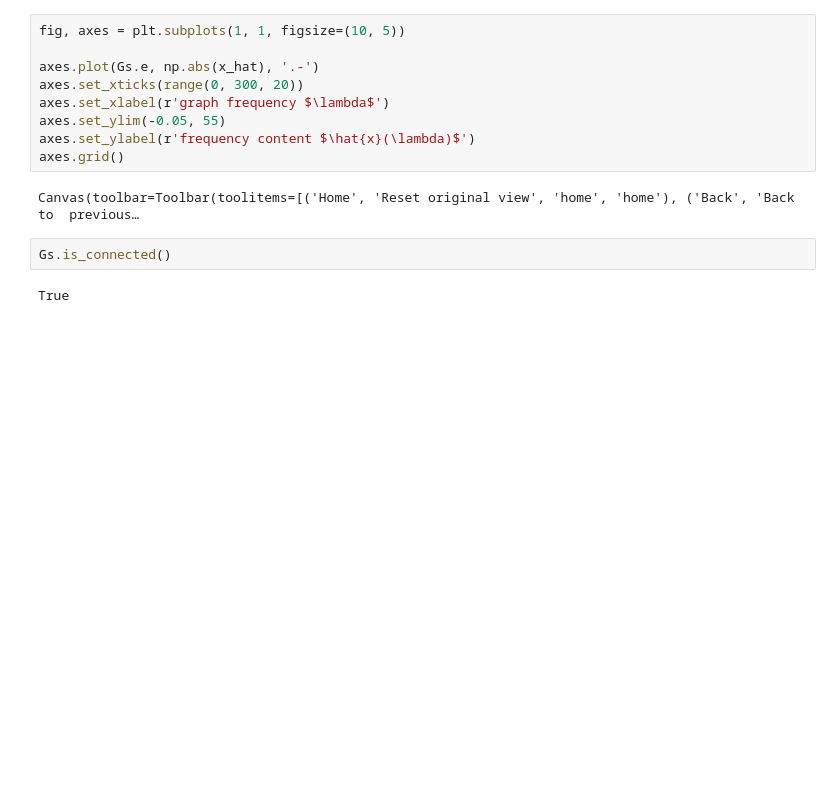
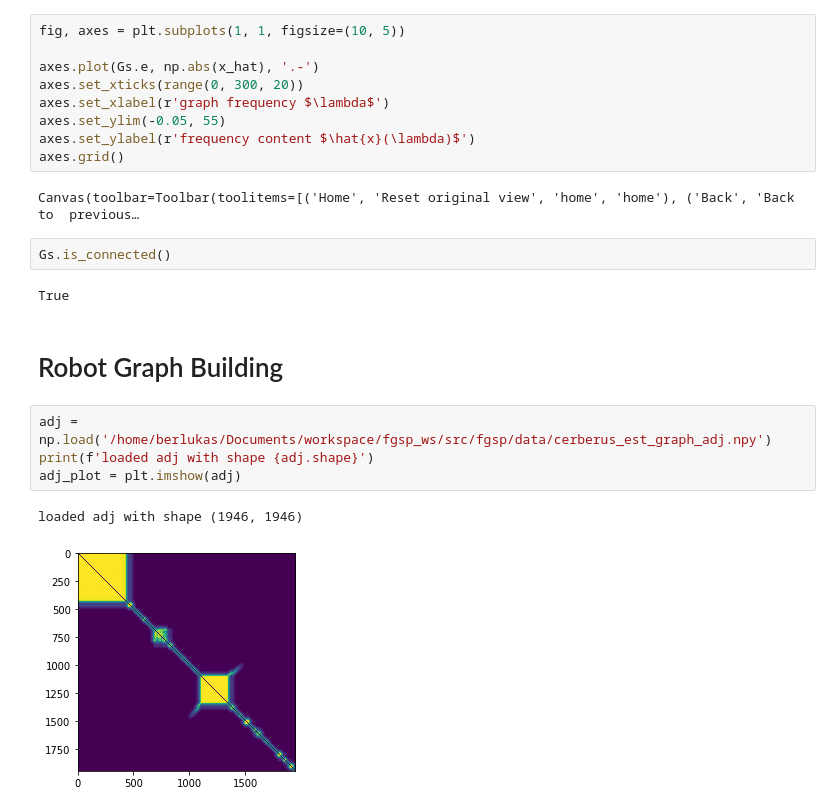
Before and after one commit to ethz-asl/fgsp, a Jupyter notebook: src/adjacency_test.ipynb, the cells around one changed output. Cells and saved outputs as stored; diff of their text form; blank space fills up the shorter version.

Commit message:
added est graph building

```diff
--- a/src/adjacency_test.ipynb
+++ b/src/adjacency_test.ipynb
@@ -105,3 +105,12 @@ Canvas(toolbar=Toolbar(toolitems=[('Home', 'Reset original view', 'home', 'home'
 Gs.is_connected()
 # %% [output]
 True
+# %% [markdown]
+# Robot Graph Building
+# %%
+adj = np.load('/home/berlukas/Documents/workspace/fgsp_ws/src/fgsp/data/cerberus_est_graph_adj.npy')
+print(f'loaded adj with shape {adj.shape}')
+adj_plot = plt.imshow(adj)
+# %% [output]
+loaded adj with shape (1946, 1946)
+[figure, added]
```
Also changed, not shown: 3 other files.
